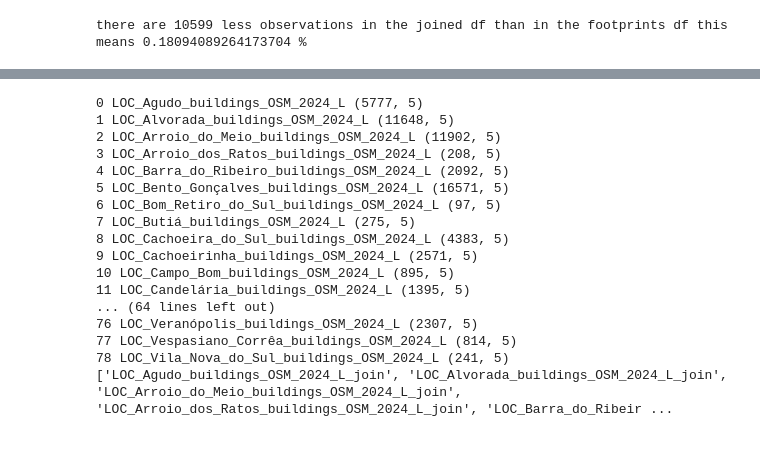
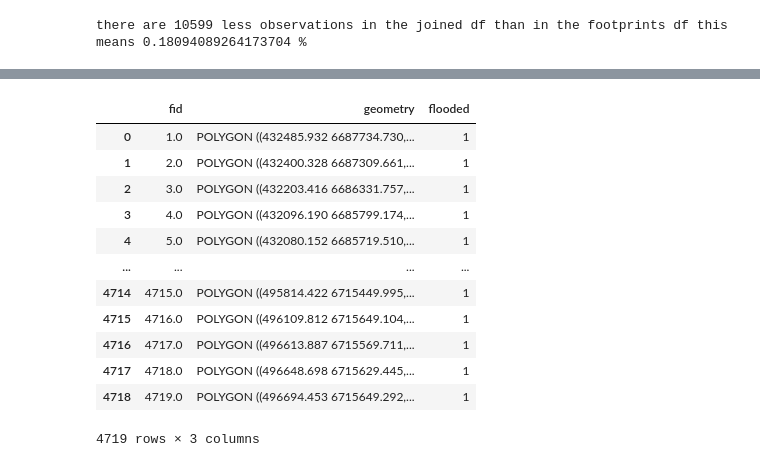
Before and after one commit to alexandrepereiraarq/rs_floods_2024, a Jupyter notebook: notebooks/02_RSFL24_building_select.ipynb, the cells around one changed output, grey strips where cells are left out. Cells and saved outputs as stored; diff of their text form; code cells hidden in the pictures.

```diff
--- a/notebooks/02_RSFL24_building_select.ipynb
+++ b/notebooks/02_RSFL24_building_select.ipynb
@@ -235,32 +142,0 @@ mun_gdf_dict[mun_gdf_list[5]].plot('building') # plot buildings in a municipalit
-# %%
-joined_gdf_list = []
-affected_gdf_list = []
-joined_gdf_dict = {}
-affected_gdf_dict = {}
-
-for i in range(len(mun_gdf_list)):
-    print(i, mun_gdf_list[i],mun_gdf_dict[mun_gdf_list[i]].shape)
-    join_gdf_name =  mun_gdf_list[i] + '_join'
-    joined_gdf_list.append(join_gdf_name)
-    affected_gdf_name =  mun_gdf_list[i] + '_affected'
-    affected_gdf_list.append(affected_gdf_name)
-
-print(joined_gdf_list)
-# %% [output]
-0 LOC_Agudo_buildings_OSM_2024_L (5777, 5)
-1 LOC_Alvorada_buildings_OSM_2024_L (11648, 5)
-2 LOC_Arroio_do_Meio_buildings_OSM_2024_L (11902, 5)
-3 LOC_Arroio_dos_Ratos_buildings_OSM_2024_L (208, 5)
-4 LOC_Barra_do_Ribeiro_buildings_OSM_2024_L (2092, 5)
-5 LOC_Bento_Gonçalves_buildings_OSM_2024_L (16571, 5)
-6 LOC_Bom_Retiro_do_Sul_buildings_OSM_2024_L (97, 5)
-7 LOC_Butiá_buildings_OSM_2024_L (275, 5)
-8 LOC_Cachoeira_do_Sul_buildings_OSM_2024_L (4383, 5)
-9 LOC_Cachoeirinha_buildings_OSM_2024_L (2571, 5)
-10 LOC_Campo_Bom_buildings_OSM_2024_L (895, 5)
-11 LOC_Candelária_buildings_OSM_2024_L (1395, 5)
-... (64 lines left out)
-76 LOC_Veranópolis_buildings_OSM_2024_L (2307, 5)
-77 LOC_Vespasiano_Corrêa_buildings_OSM_2024_L (814, 5)
-78 LOC_Vila_Nova_do_Sul_buildings_OSM_2024_L (241, 5)
-['LOC_Agudo_buildings_OSM_2024_L_join', 'LOC_Alvorada_buildings_OSM_2024_L_join', 'LOC_Arroio_do_Meio_buildings_OSM_2024_L_join', 'LOC_Arroio_dos_Ratos_buildings_OSM_2024_L_join', 'LOC_Barra_do_Ribeir ...
@@ -272,0 +143,20 @@ for i in range(len(joined_gdf_list)):
+# %%
+# eliminating unnecessary columns in the flooded area gdf
+# these columns are all filled with a single value, probably a residue from the previous analyis process
+flood_gdf.drop(['CD_MUN', 'NM_MUN', 'SIGLA_UF', 'bacia', 'MUN_KM2', 'area_km2'], axis=1, inplace=True)
+flood_gdf['flooded'] = 1
+flood_gdf
+# %% [output]
+|  | fid | geometry | flooded |
+| 0 | 1.0 | POLYGON ((432485.932 6687734.730,... | 1 |
+| 1 | 2.0 | POLYGON ((432400.328 6687309.661,... | 1 |
+| 2 | 3.0 | POLYGON ((432203.416 6686331.757,... | 1 |
+| 3 | 4.0 | POLYGON ((432096.190 6685799.174,... | 1 |
+| 4 | 5.0 | POLYGON ((432080.152 6685719.510,... | 1 |
+| ... | ... | ... | ... |
+| 4714 | 4715.0 | POLYGON ((495814.422 6715449.995,... | 1 |
+| 4715 | 4716.0 | POLYGON ((496109.812 6715649.104,... | 1 |
+| 4716 | 4717.0 | POLYGON ((496613.887 6715569.711,... | 1 |
+| 4717 | 4718.0 | POLYGON ((496648.698 6715629.445,... | 1 |
+| 4718 | 4719.0 | POLYGON ((496694.453 6715649.292,... | 1 |
+4719 rows × 3 columns
```
Also changed, not shown: parts of 24 cells of this notebook.
